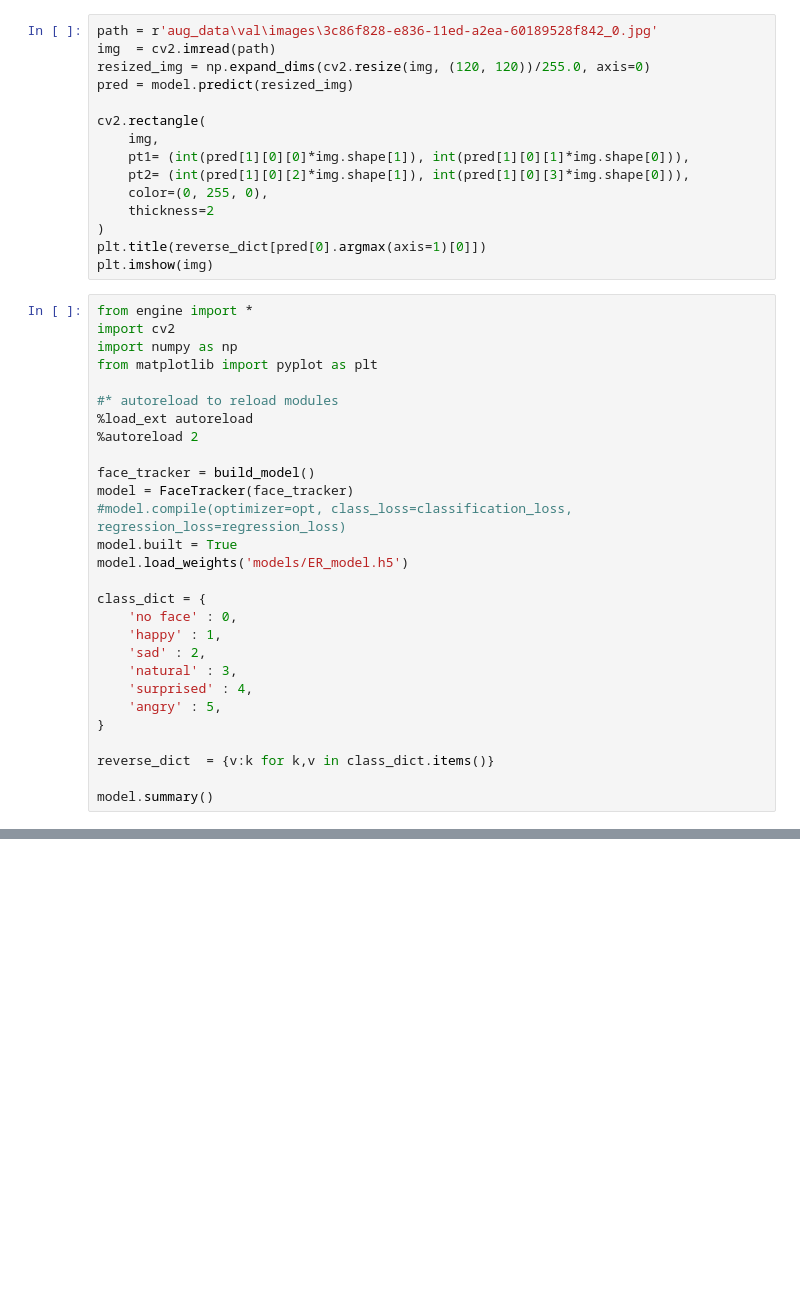
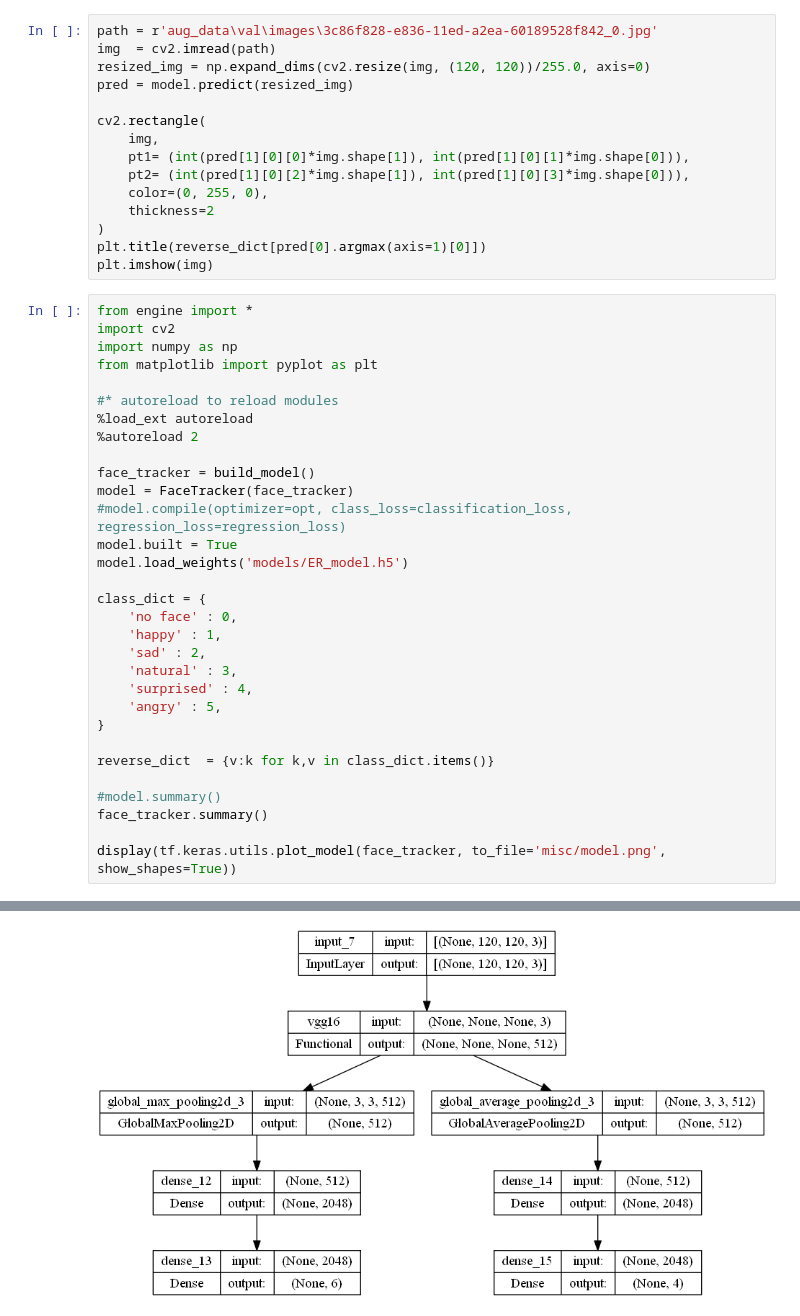
Before and after one commit to Andrew2077/Real-Time-Emotion-Recognition, a Jupyter notebook: ER_model.ipynb, the cells around one changed output, grey strips where cells are left out. Cells and saved outputs as stored; diff of their text form; blank space fills up the shorter version.

Commit message:
adding model arch + Proof of concept

```diff
--- a/ER_model.ipynb
+++ b/ER_model.ipynb
@@ -269,4 +269,8 @@ class_dict = {
 
 reverse_dict  = {v:k for k,v in class_dict.items()}
 
-model.summary()
+#model.summary()
+face_tracker.summary()
+
+display(tf.keras.utils.plot_model(face_tracker, to_file='misc/model.png', show_shapes=True))
+# %% [output]
@@ -272,0 +294 @@ model.summary()
+[figure, added]
```
Also changed, not shown: parts of 1 cell of this notebook, 2 other files.
